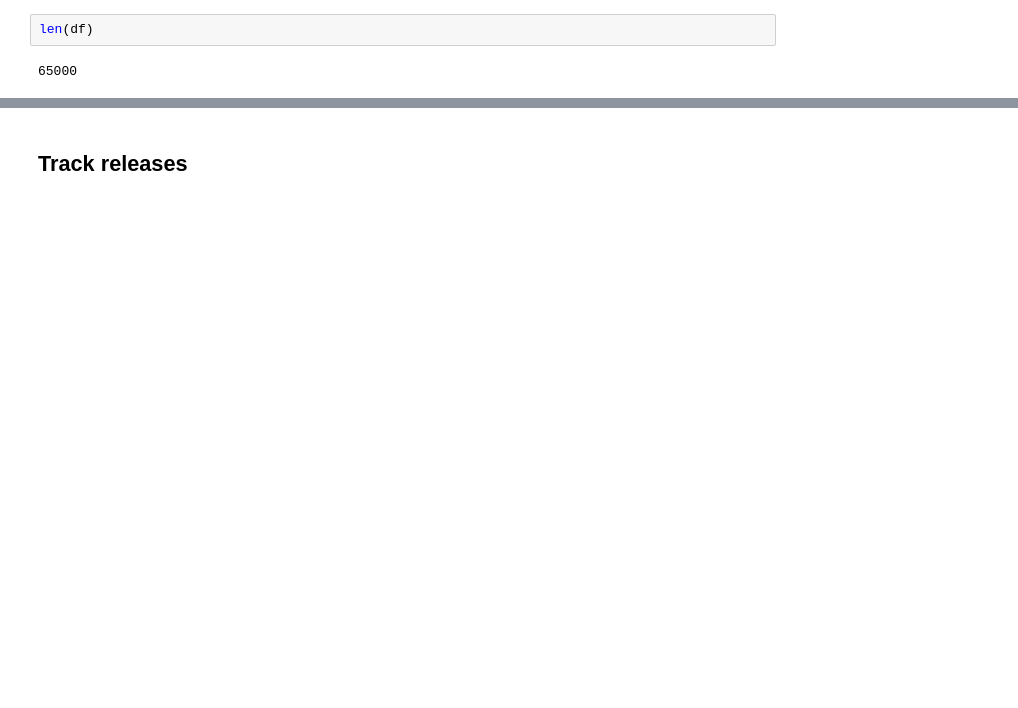
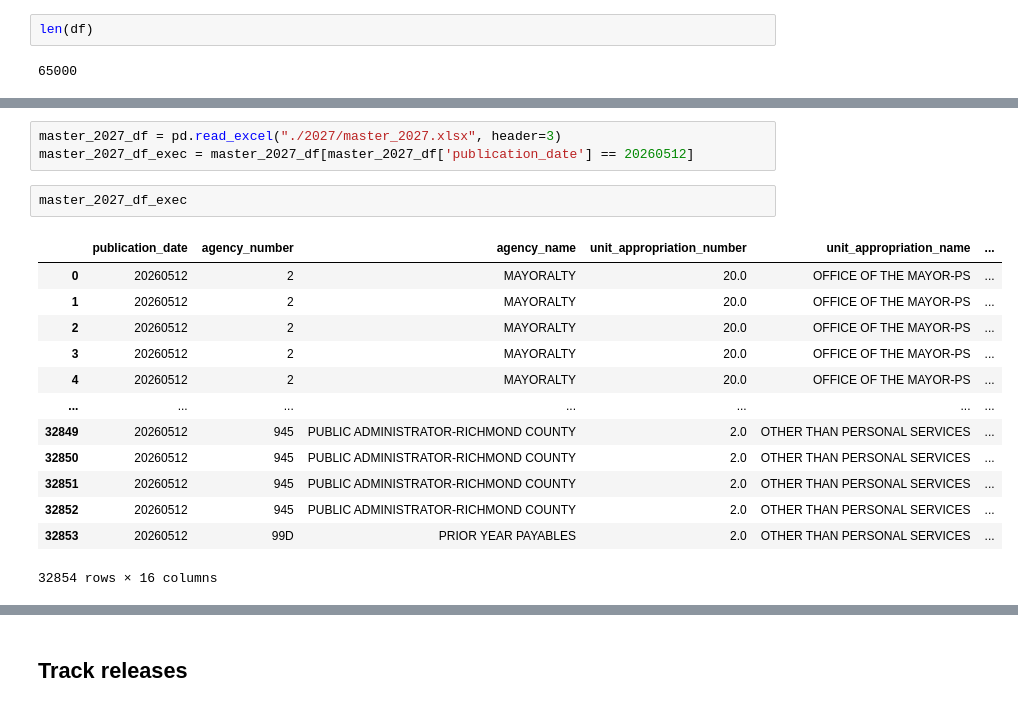
Before and after one commit to vHepp/nyc-budget-compare, a Jupyter notebook: Python/apiv3.ipynb, the cells around one changed output, grey strips where cells are left out. Drawn from its saved outputs; the diff is of its cells as text; blank space fills up the shorter version.

```diff
--- a/Python/apiv3.ipynb
+++ b/Python/apiv3.ipynb
@@ -282,0 +277,19 @@ df
+# %%
+master_2027_df = pd.read_excel("./2027/master_2027.xlsx", header=3)
+master_2027_df_exec = master_2027_df[master_2027_df['publication_date'] == 20260512]
+# %%
+master_2027_df_exec
+# %% [output]
+|  | publication_date | agency_number | agency_name | unit_appropriation_number | unit_appropriation_name | ... |
+| 0 | 20260512 | 2 | MAYORALTY | 20.0 | OFFICE OF THE MAYOR-PS | ... |
+| 1 | 20260512 | 2 | MAYORALTY | 20.0 | OFFICE OF THE MAYOR-PS | ... |
+| 2 | 20260512 | 2 | MAYORALTY | 20.0 | OFFICE OF THE MAYOR-PS | ... |
+| 3 | 20260512 | 2 | MAYORALTY | 20.0 | OFFICE OF THE MAYOR-PS | ... |
+| 4 | 20260512 | 2 | MAYORALTY | 20.0 | OFFICE OF THE MAYOR-PS | ... |
+| ... | ... | ... | ... | ... | ... | ... |
+| 32849 | 20260512 | 945 | PUBLIC ADMINISTRATOR-RICHMOND COUNTY | 2.0 | OTHER THAN PERSONAL SERVICES | ... |
+| 32850 | 20260512 | 945 | PUBLIC ADMINISTRATOR-RICHMOND COUNTY | 2.0 | OTHER THAN PERSONAL SERVICES | ... |
+| 32851 | 20260512 | 945 | PUBLIC ADMINISTRATOR-RICHMOND COUNTY | 2.0 | OTHER THAN PERSONAL SERVICES | ... |
+| 32852 | 20260512 | 945 | PUBLIC ADMINISTRATOR-RICHMOND COUNTY | 2.0 | OTHER THAN PERSONAL SERVICES | ... |
+| 32853 | 20260512 | 99D | PRIOR YEAR PAYABLES | 2.0 | OTHER THAN PERSONAL SERVICES | ... |
+32854 rows × 16 columns
```
Also changed, not shown: parts of 37 cells of this notebook, 6 other files.
